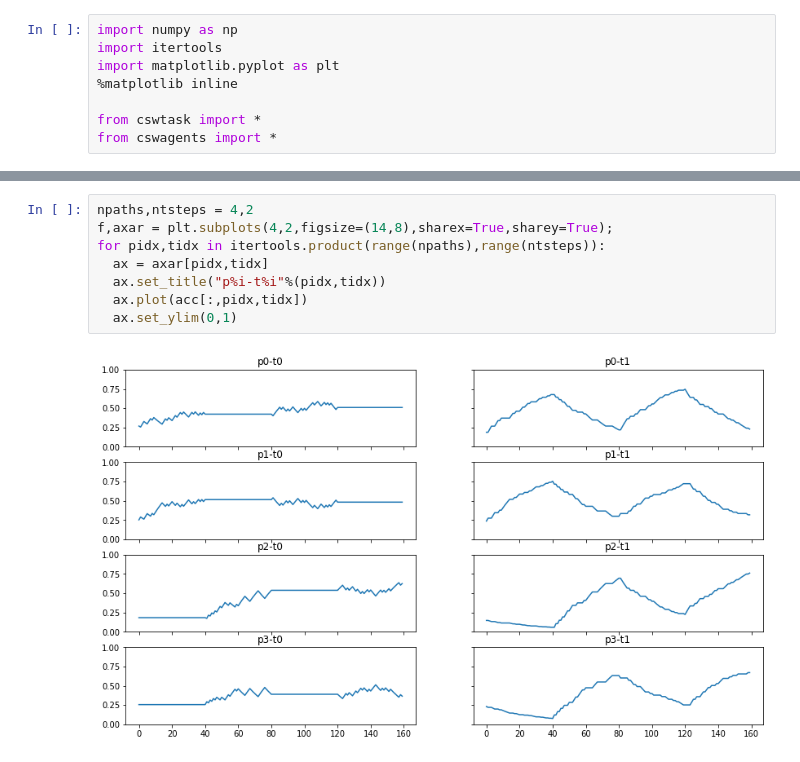
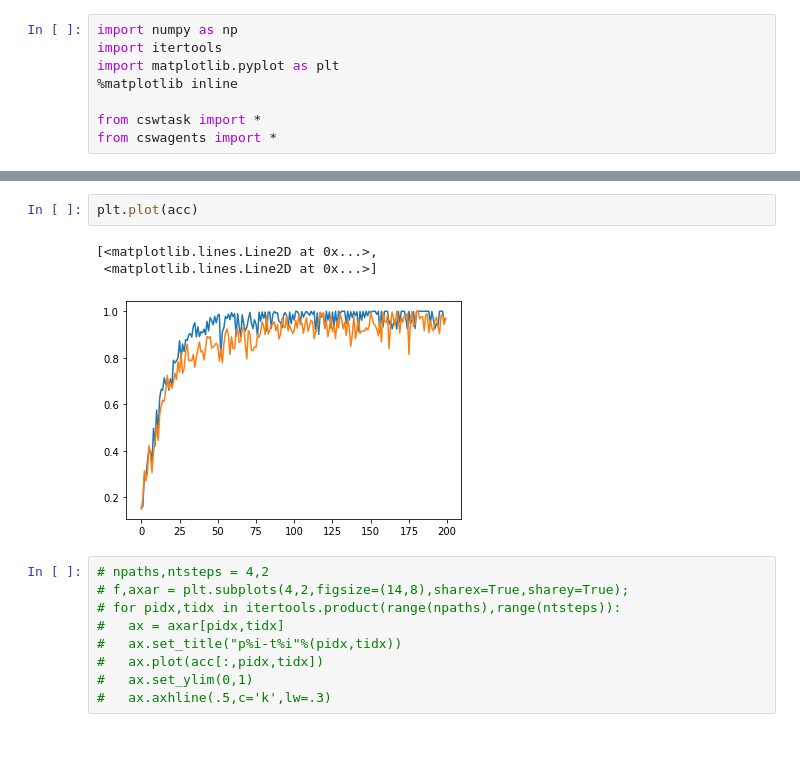
Before and after one commit to andrebeu/toycsw, a Jupyter notebook: toy-CSW.ipynb, the cells around one changed output, grey strips where cells are left out. Saved outputs shown, nothing was run; the diff lists cells and outputs as text.

```diff
--- a/toy-CSW.ipynb
+++ b/toy-CSW.ipynb
@@ -34,10 +50,15 @@ acc.shape # trials,paths,tsteps
+# %%
+plt.plot(acc)
+# %% [output]
+[<matplotlib.lines.Line2D at 0x...>,
+ <matplotlib.lines.Line2D at 0x...>]
+[figure, added]
 # %%
-npaths,ntsteps = 4,2
-f,axar = plt.subplots(4,2,figsize=(14,8),sharex=True,sharey=True);
-for pidx,tidx in itertools.product(range(npaths),range(ntsteps)):
-  ax = axar[pidx,tidx]
-  ax.set_title("p%i-t%i"%(pidx,tidx))
-  ax.plot(acc[:,pidx,tidx])
-  ax.set_ylim(0,1)
+# npaths,ntsteps = 4,2
+# f,axar = plt.subplots(4,2,figsize=(14,8),sharex=True,sharey=True);
+# for pidx,tidx in itertools.product(range(npaths),range(ntsteps)):
+#   ax = axar[pidx,tidx]
+#   ax.set_title("p%i-t%i"%(pidx,tidx))
+#   ax.plot(acc[:,pidx,tidx])
+#   ax.set_ylim(0,1)
+#   ax.axhline(.5,c='k',lw=.3)
-# %% [output]
-[figure, removed]
```
Also changed, not shown: parts of 5 cells of this notebook, 1 other file.
